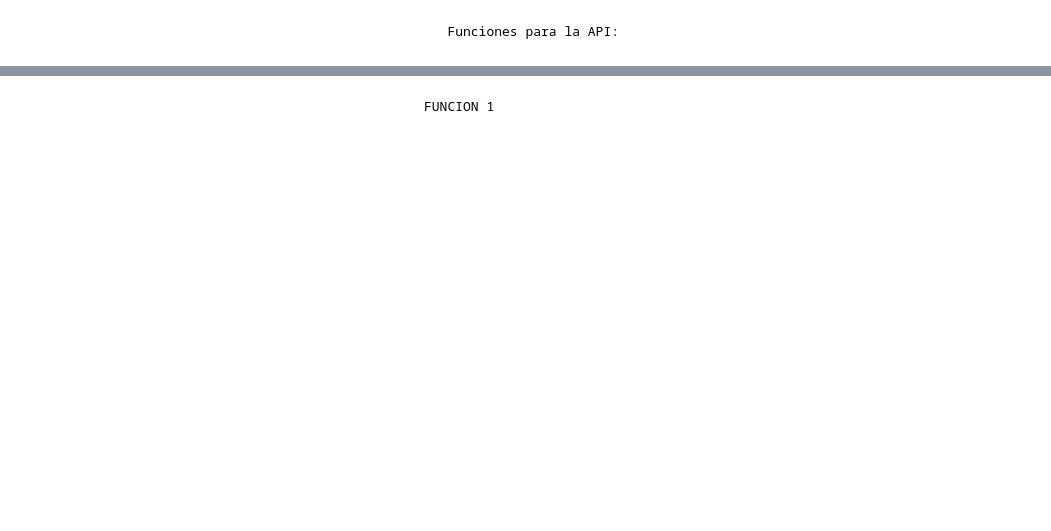
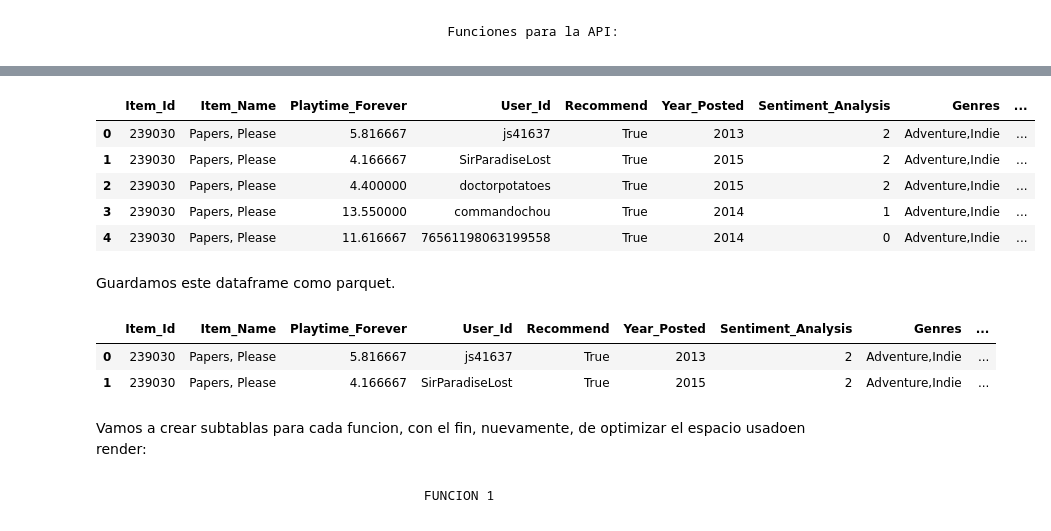
Before and after one commit to StivenLopez712/Proyecto-1-Data, a Jupyter notebook: FUNCIONES/Funciones_API.ipynb, the cells around one changed output, grey strips where cells are left out. Drawn from its saved outputs; the diff is of its cells as text; code cells hidden in the pictures; blank space fills up the shorter version.

```diff
--- a/FUNCIONES/Funciones_API.ipynb
+++ b/FUNCIONES/Funciones_API.ipynb
@@ -10,0 +120,13 @@ DF_ITEMS = pd.read_parquet('../Parquets/ETL_user_items.gzip')
+# %%
+DF_MERGE['Playtime_Forever'] = DF_MERGE['Playtime_Forever'] / 60
+# %%
+DF_MERGE.head()
+# %% [output]
+|  | Item_Id | Item_Name | Playtime_Forever | User_Id | Recommend | Year_Posted | Sentiment_Analysis | Genres | ... |
+| 0 | 239030 | Papers, Please | 5.816667 | js41637 | True | 2013 | 2 | Adventure,Indie | ... |
+| 1 | 239030 | Papers, Please | 4.166667 | SirParadiseLost | True | 2015 | 2 | Adventure,Indie | ... |
+| 2 | 239030 | Papers, Please | 4.400000 | doctorpotatoes | True | 2015 | 2 | Adventure,Indie | ... |
+| 3 | 239030 | Papers, Please | 13.550000 | commandochou | True | 2014 | 1 | Adventure,Indie | ... |
+| 4 | 239030 | Papers, Please | 11.616667 | 76561198063199558 | True | 2014 | 0 | Adventure,Indie | ... |
+# %% [markdown]
+Guardamos este dataframe como parquet.
@@ -10,0 +135,9 @@ DF_ITEMS = pd.read_parquet('../Parquets/ETL_user_items.gzip')
+# %%
+tabla_funciones = pd.read_parquet('tabla_funciones.parquet')
+tabla_funciones.head(2)
+# %% [output]
+|  | Item_Id | Item_Name | Playtime_Forever | User_Id | Recommend | Year_Posted | Sentiment_Analysis | Genres | ... |
+| 0 | 239030 | Papers, Please | 5.816667 | js41637 | True | 2013 | 2 | Adventure,Indie | ... |
+| 1 | 239030 | Papers, Please | 4.166667 | SirParadiseLost | True | 2015 | 2 | Adventure,Indie | ... |
+# %% [markdown]
+Vamos a crear subtablas para cada funcion, con el fin, nuevamente, de optimizar el espacio usadoen render:
```
Also changed, not shown: parts of 34 cells of this notebook, 19 other files.
